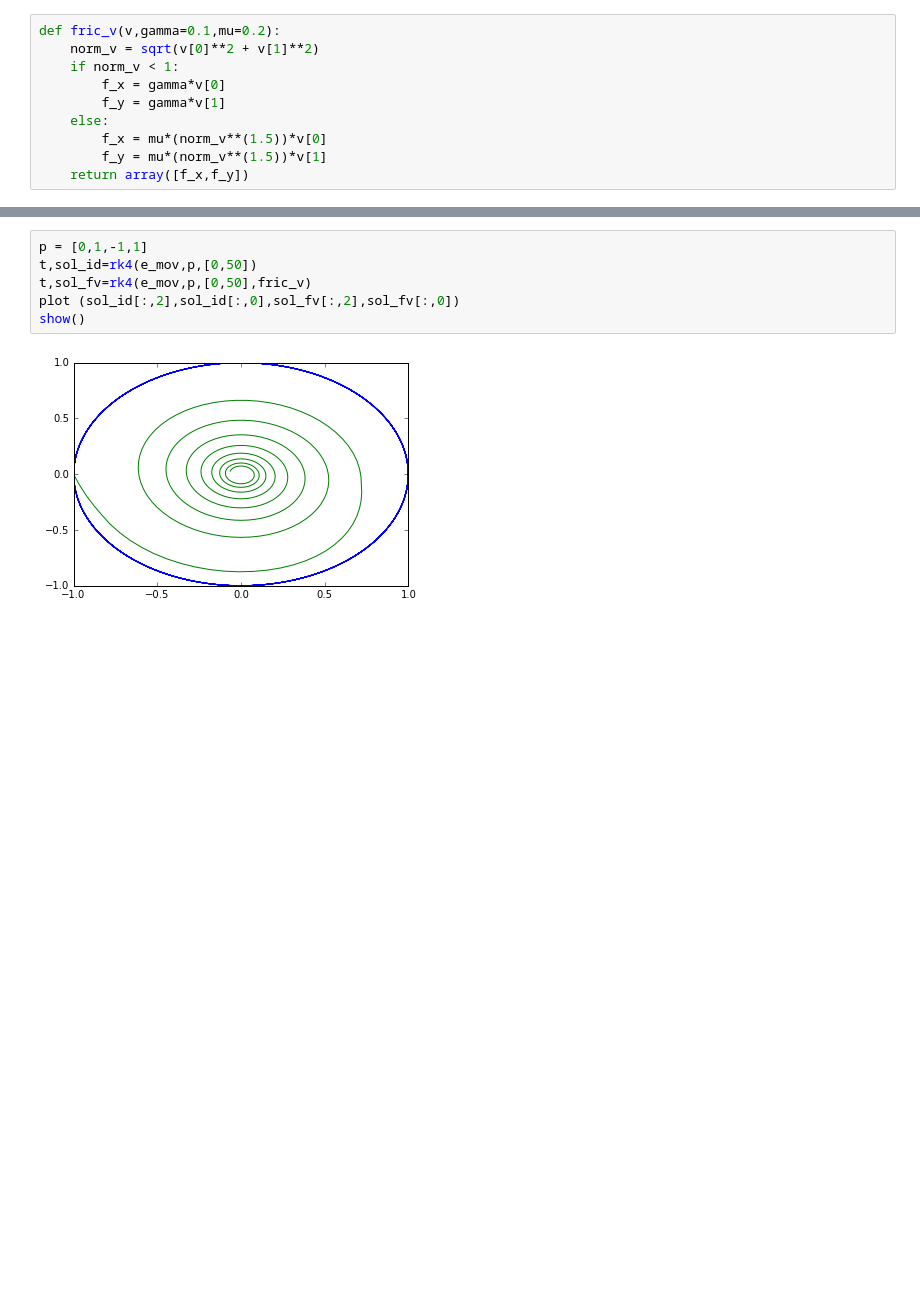
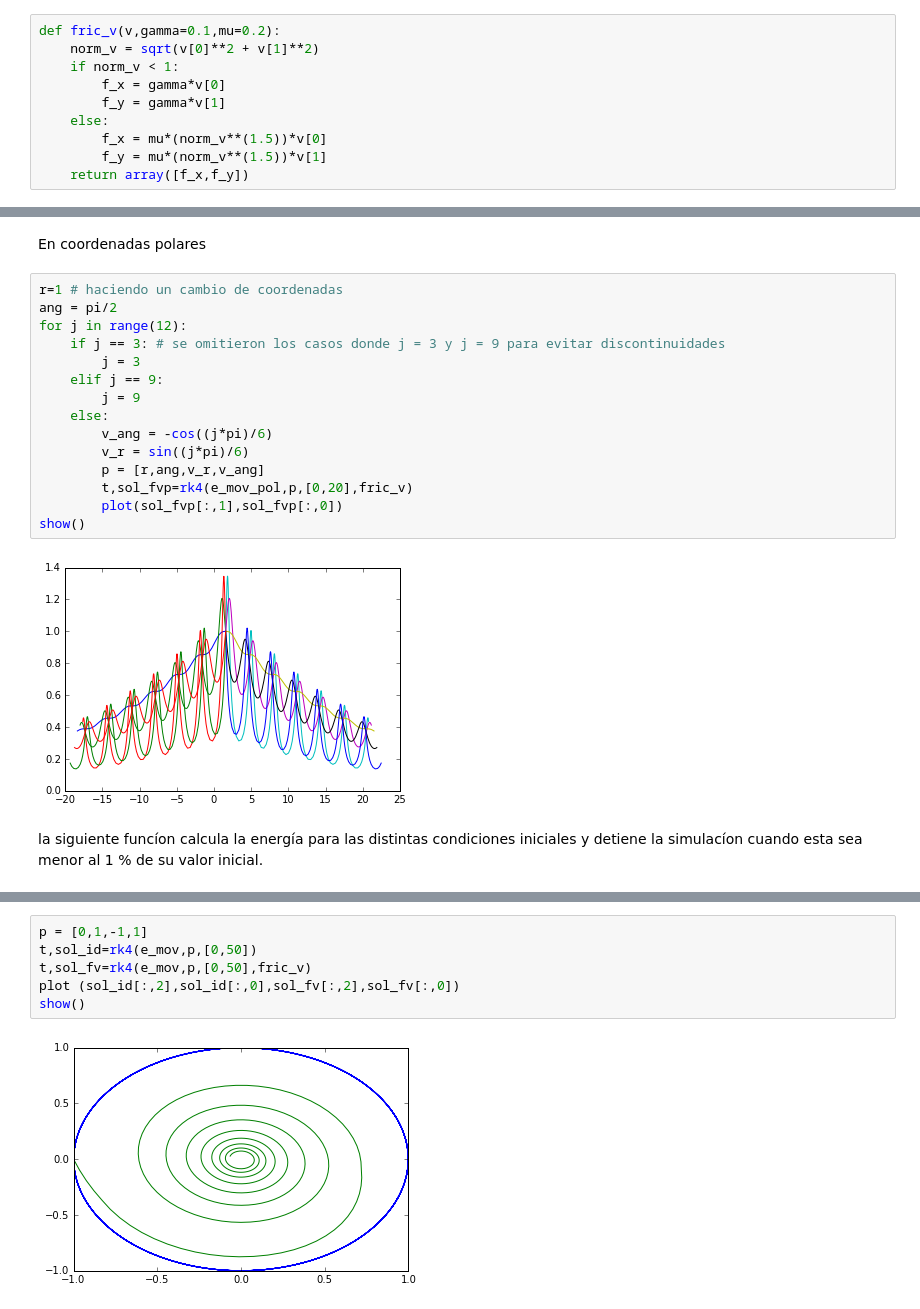
Before and after one commit to hugosl/Examen_1, a Jupyter notebook: Examen1.1.ipynb, the cells around one changed output, grey strips where cells are left out. Saved outputs shown, nothing was run; the diff lists cells and outputs as text; blank space fills up the shorter version.

```diff
--- a/Examen1.1.ipynb
+++ b/Examen1.1.ipynb
@@ -86,3 +90,25 @@ show()
+# %% [markdown]
+En coordenadas polares
+# %%
+r=1 # haciendo un cambio de coordenadas
+ang = pi/2
+for j in range(12):
+    if j == 3: # se omitieron los casos donde j = 3 y j = 9 para evitar discontinuidades
+        j = 3
+    elif j == 9:
+        j = 9
+    else:
+        v_ang = -cos((j*pi)/6)
+        v_r = sin((j*pi)/6)
+        p = [r,ang,v_r,v_ang]
+        t,sol_fvp=rk4(e_mov_pol,p,[0,20],fric_v)
+        plot(sol_fvp[:,1],sol_fvp[:,0])
+show()
+# %% [output]
+[figure, added]
+# %% [markdown]
+la siguiente funcíon  calcula la energía para las distintas condiciones iniciales y detiene la
+simulacíon cuando esta sea menor al 1 % de su valor inicial.
 # %%
 p = [0,1,1,1]
 norm_v_i = (p[2]**2 + p[3]**2)
```
Also changed, not shown: parts of 20 cells of this notebook.
